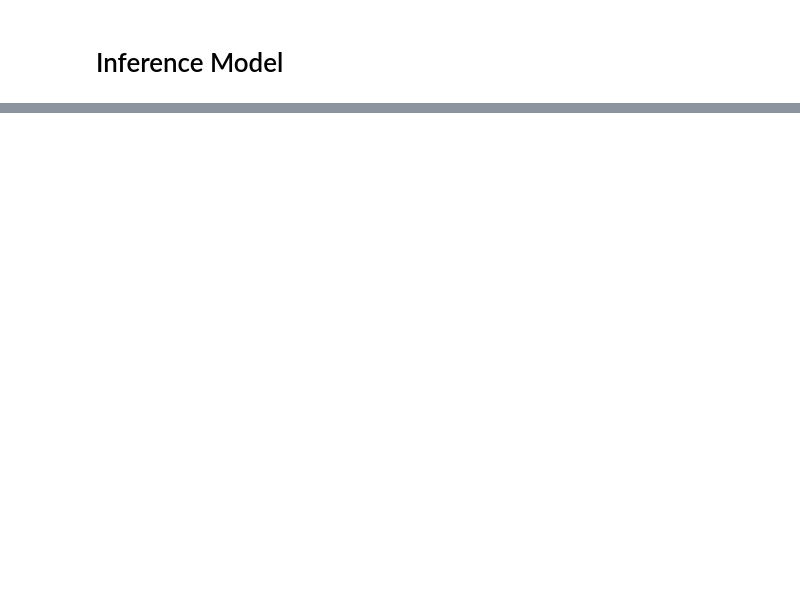
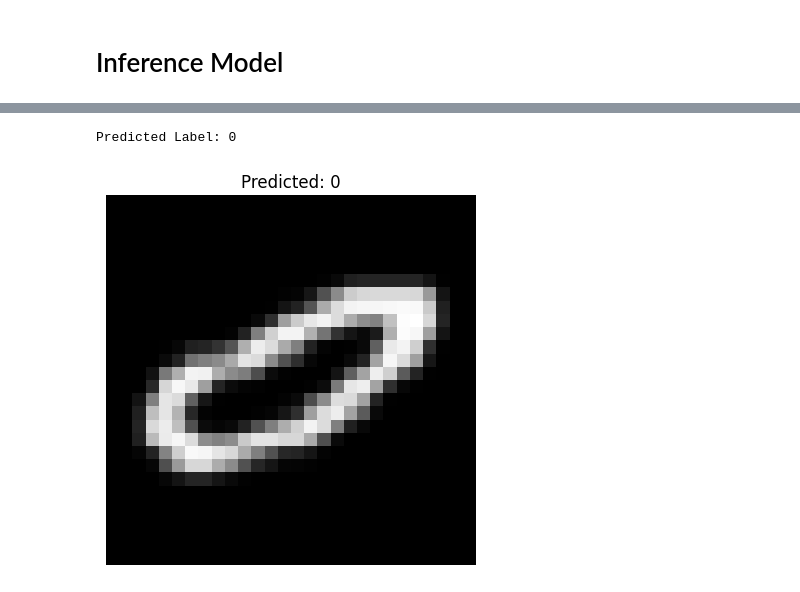
Before and after one commit to muhakbarhamid21/digit-recognition, a Jupyter notebook: notebook.ipynb, the cells around one changed output, grey strips where cells are left out. Cells and saved outputs as stored; diff of their text form; code cells hidden in the pictures; blank space fills up the shorter version.

Commit message:
running on Colab and trying out model inference

```diff
--- a/notebook.ipynb
+++ b/notebook.ipynb
@@ -315,2 +296,6 @@ zsh:1: command not found: tensorflowjs_converter
 # %% [markdown]
 # Inference Model
+# %%
+sample_image = X_test[0].reshape(1, 28, 28, 1)
+# %%
+prediction = model.predict(sample_image)
@@ -316,0 +304,12 @@ zsh:1: command not found: tensorflowjs_converter
+# %%
+predicted_label = np.argmax(prediction)
+# %%
+print("Predicted Label:", predicted_label)
+
+plt.imshow(sample_image.reshape(28, 28), cmap='gray')
+plt.title(f"Predicted: {predicted_label}")
+plt.axis('off')
+plt.show()
+# %% [output]
+Predicted Label: 0
+[figure, added]
```
Also changed, not shown: parts of 17 cells of this notebook.
